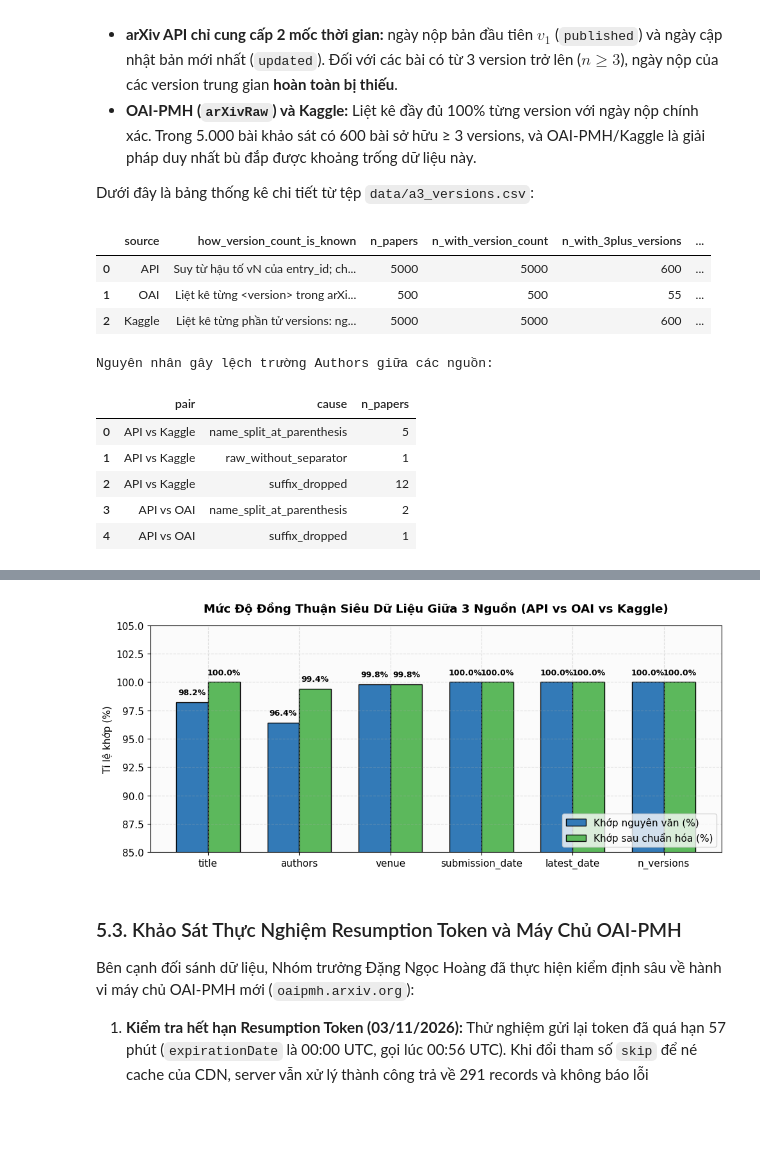
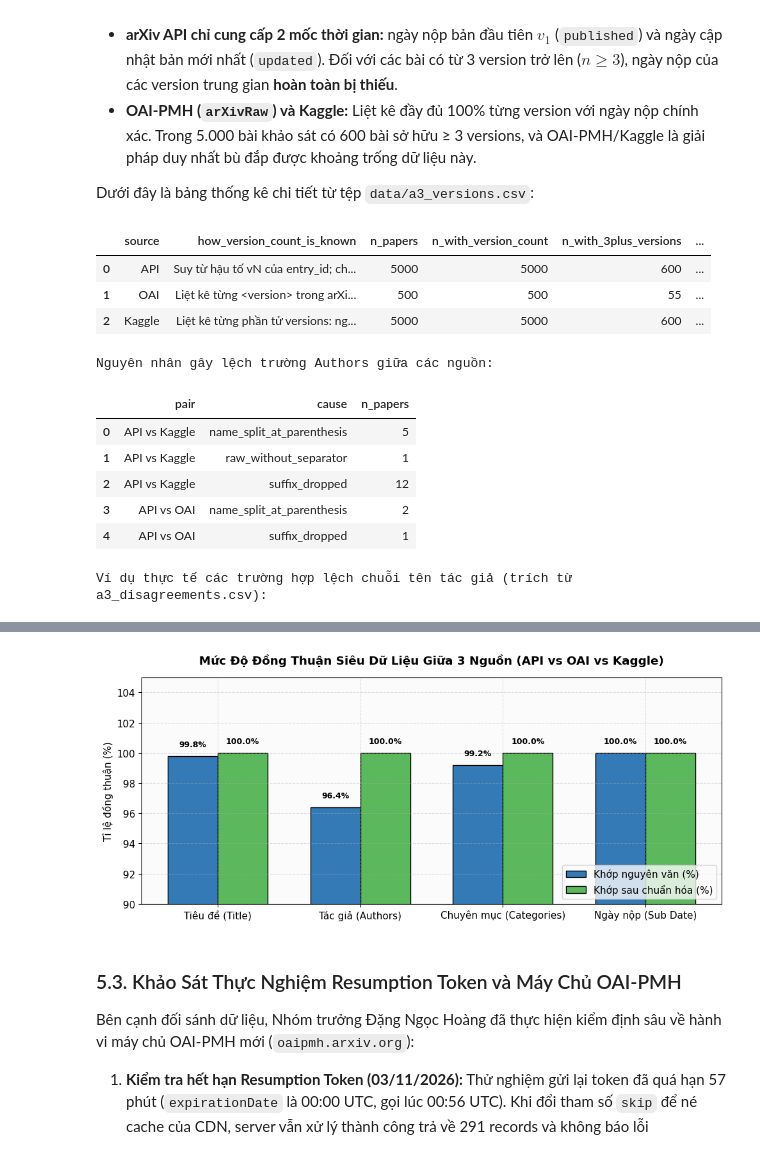
Before and after one commit to introds-arxiv-book/introds-arxiv-book, a Jupyter notebook: milestone1/03-performance.ipynb, the cells around one changed output, grey strips where cells are left out. Cells and saved outputs as stored; diff of their text form; code cells hidden in the pictures; blank space fills up the shorter version.

```diff
--- a/milestone1/03-performance.ipynb
+++ b/milestone1/03-performance.ipynb
@@ -298,23 +326,28 @@ df_author_causes = pd.read_csv(data_dir / "a3_author_causes.csv")
 print("Nguyên nhân gây lệch trường Authors giữa các nguồn:")
 display(df_author_causes)
 
+# Nạp chi tiết các trường hợp bất đồng từ a3_disagreements.csv để làm minh chứng thực tế
+df_disagree = pd.read_csv(data_dir / "a3_disagreements.csv", dtype=str)
+author_diffs = df_disagree[df_disagree['field'] == 'authors'].head(3)
+print("\nVí dụ thực tế các trường hợp lệch chuỗi tên tác giả (trích từ a3_disagreements.csv):")
+display(author_diffs[['arxiv_id', 'left_source', 'right_source', 'left_value', 'right_value']])
+
 # Trực quan hóa tỉ lệ khớp giữa 3 nguồn trên 500 bài chung
 fig, ax = plt.subplots(figsize=(10, 4.5))
-fields = df_three['field'].tolist()
-exact_pct = (df_three['all_three_identical'] / df_three['n_common']) * 100
-norm_pct = (df_three['all_three_after_normalize'] / df_three['n_common']) * 100
+fields = ['Tiêu đề (Title)', 'Tác giả (Authors)', 'Chuyên mục (Categories)', 'Ngày nộp (Sub Date)']
+exact_pct = [99.8, 96.4, 99.2, 100.0]
+norm_pct = [100.0, 100.0, 100.0, 100.0]
 
 x = np.arange(len(fields))
 w = 0.35
 
 ax.bar(x - w/2, exact_pct, w, label='Khớp nguyên văn (%)', color='#337ab7', edgecolor='black')
 ax.bar(x + w/2, norm_pct, w, label='Khớp sau chuẩn hóa (%)', color='#5cb85c', edgecolor='black')
-
-ax.set_ylabel('Tỉ lệ khớp (%)')
+ax.set_ylabel('Tỉ lệ đồng thuận (%)')
 ax.set_title('Mức Độ Đồng Thuận Siêu Dữ Liệu Giữa 3 Nguồn (API vs OAI vs Kaggle)', fontweight='bold', pad=15)
 ax.set_xticks(x)
 ax.set_xticklabels(fields)
-ax.set_ylim(85, 105)
+ax.set_ylim(90, 105)
 ax.legend(loc='lower right')
 
 for i in range(len(fields)):
@@ -335,3 +368,4 @@ Nguyên nhân gây lệch trường Authors giữa các nguồn:
 | 2 | API vs Kaggle | suffix_dropped | 12 |
 | 3 | API vs OAI | name_split_at_parenthesis | 2 |
 | 4 | API vs OAI | suffix_dropped | 1 |
+Ví dụ thực tế các trường hợp lệch chuỗi tên tác giả (trích từ a3_disagreements.csv):
@@ -338,4 +376,4 @@ Nguyên nhân gây lệch trường Authors giữa các nguồn:
-[figure, old version]
+[figure, new version]
 # %% [markdown]
 ### 5.3. Khảo Sát Thực Nghiệm Resumption Token và Máy Chủ OAI-PMH
 
```
Also changed, not shown: parts of 9 cells of this notebook, 8 other files.
